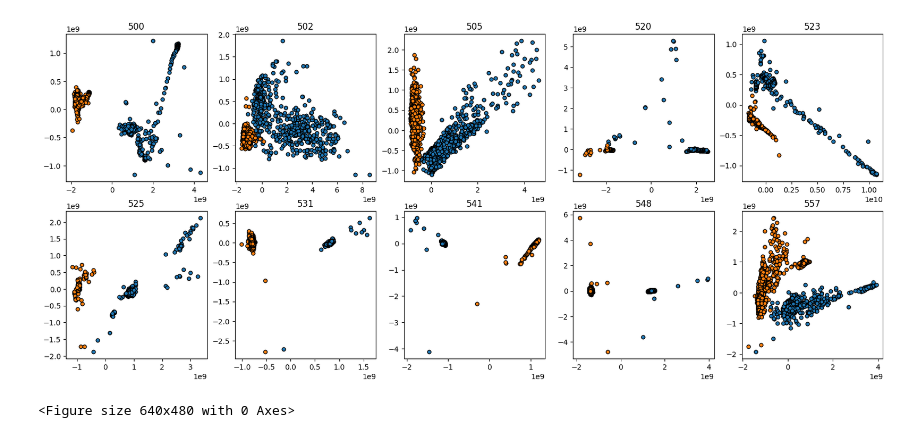
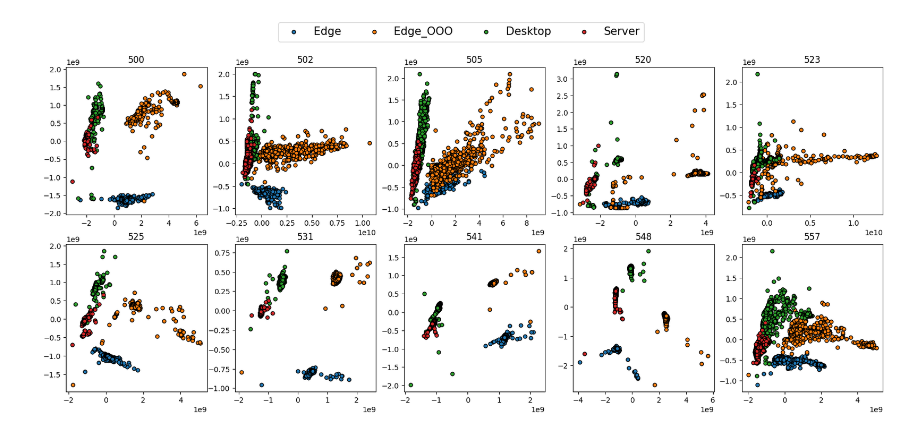
Before and after one commit to SLAM-Lab/PerfCount, a Jupyter notebook: scripts/processing/PCA.ipynb, the cells around one changed output. Drawn from its saved outputs; the diff is of its cells as text; code cells hidden in the pictures.

```diff
--- a/scripts/processing/PCA.ipynb
+++ b/scripts/processing/PCA.ipynb
@@ -33,11 +299,11 @@ ax[1][4].set_title('557')
 csv_list = ['500.csv','502.csv','505.csv','520.csv','523.csv','525.csv','531.csv','541.csv','548.csv','557.csv']
 
 for csv in range(0,len(csv_list)):
-    df1 = pd.read_csv('inst_aligned/' + csv_list[csv])
+    df1 = pd.read_csv('PCA/' + csv_list[csv])
     df1 = df1.apply(pd.to_numeric,errors='coerce').fillna(0)
 
     # Extract features
-    features = ['instruction','cpu-cycle','armv8_pmuv3/stall_backen','armv8_pmuv3/stall_fronten','armv8_pmuv3/br_mis_pre','armv8_pmuv3/br_pre','armv8_pmuv3/br_retire','armv8_pmuv3/inst_spe','armv8_pmuv3/inst_retire','armv8_pmuv3/l1d_cach','armv8_pmuv3/l1d_cache_refil','armv8_pmuv3/l1d_cache_w','armv8_pmuv3/l1d_tl','armv8_pmuv3/l1d_tlb_refil','armv8_pmuv3/l1i_cach','armv8_pmuv3/l1i_cache_refil','armv8_pmuv3/l1i_tl','armv8_pmuv3/l1i_tlb_refil','armv8_pmuv3/l2d_cach','armv8_pmuv3/l2d_cache_allocat','armv8_pmuv3/l2d_cache_refil','armv8_pmuv3/l2d_cache_w','armv8_pmuv3/l2d_tl','armv8_pmuv3/l2d_tlb_refil','armv8_pmuv3/l3d_cach','armv8_pmuv3/l3d_cache_allocat','armv8_pmuv3/l3d_cache_refil','armv8_pmuv3/l3d_cache_w','armv8_pmuv3/mem_acces']
+    features = ['instructions', 'cpu-cycles', 'br_pred', 'br_mis_pred', 'l1d_cache', 'l1i_cache', 'l1i_cache_refill', 'l2d_cache', 'l1d_tlb', 'l1d_tlb', 'mem_access']
     X = df1[features]
     Y = df1['core']
 
@@ -49,8 +315,10 @@ for csv in range(0,len(csv_list)):
         columns=['PC1','PC2'])
 
     target_names = {
-        0:'InO',
-        1:'OOO'
+        0:'edge',
+        1:'edge_OOO',
+        2:'desktop',
+        3:'server',
     }
 
     pca1_df['target'] = Y
@@ -81,33 +349,33 @@ for csv in range(0,len(csv_list)):
         for name, group in groups:
             ax[0][4].scatter(group.PC1, group.PC2, edgecolor='k', s=25)
 
     elif csv == 5:
         groups = pca1_df.groupby('target')
         for name, group in groups:
             ax[1][0].scatter(group.PC1, group.PC2, edgecolor='k', s=25)
 
     elif csv == 6:
         groups = pca1_df.groupby('target')
         for name, group in groups:
             ax[1][1].scatter(group.PC1, group.PC2, edgecolor='k', s=25)
 
     elif csv == 7:
         groups = pca1_df.groupby('target')
         for name, group in groups:
             ax[1][2].scatter(group.PC1, group.PC2, edgecolor='k', s=25)
 
     elif csv == 8:
         groups = pca1_df.groupby('target')
         for name, group in groups:
             ax[1][3].scatter(group.PC1, group.PC2, edgecolor='k', s=25)
 
     elif csv == 9:
         groups = pca1_df.groupby('target')
         for name, group in groups:
             ax[1][4].scatter(group.PC1, group.PC2, edgecolor='k', s=25)
 
+fig.legend(['Edge', 'Edge_OOO', 'Desktop', 'Server'], bbox_to_anchor=(0.5,1), loc='upper center', ncol=4,fontsize=15)
+plt.savefig('PCA/PCA_intrate.pdf')
 plt.show()
-plt.savefig('PCA_intrate.pdf')
 # %% [output]
-[figure, old version]
+[figure, new version]
-<Figure size 640x480 with 0 Axes>
```
Also changed, not shown: parts of 4 cells of this notebook, 1 other file.
